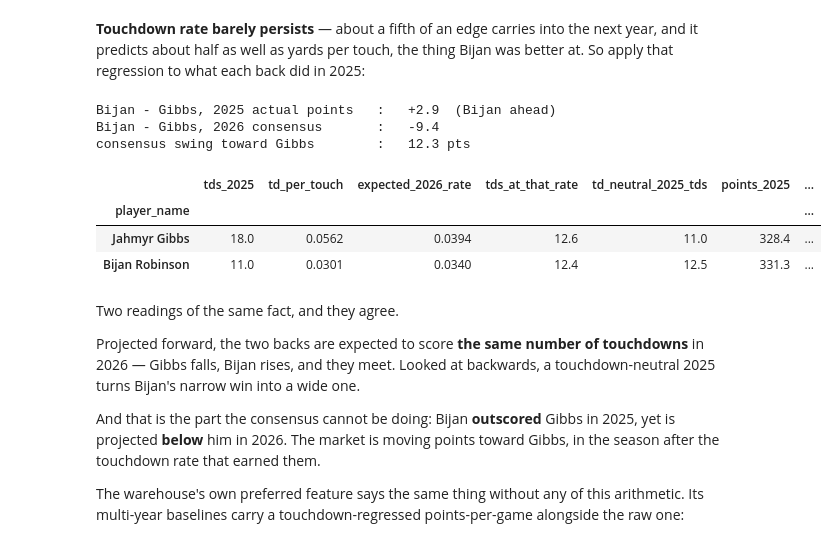
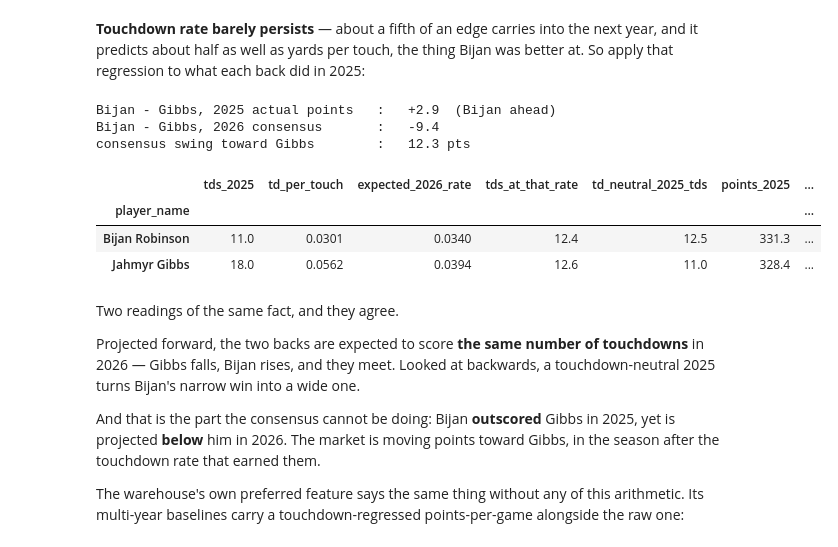
Before and after one commit to CommonFox/going-deep, a Jupyter notebook: notebooks/first_pick.ipynb, the cells around one changed output. Drawn from its saved outputs; the diff is of its cells as text; code cells hidden in the pictures.

```diff
--- a/notebooks/first_pick.ipynb
+++ b/notebooks/first_pick.ipynb
@@ -499,7 +499,7 @@ actual = q('''
     FROM weekly_stats
     WHERE season = 2025 AND season_type = 'REG'
       AND player_display_name IN ('Bijan Robinson', 'Jahmyr Gibbs')
-    GROUP BY 1
+    GROUP BY 1 ORDER BY 1
 ''').set_index("player_name")
 
 TD_POINTS = float(settings.rush_td_pts)
@@ -508,36 +508,37 @@ scored = q('''
     FROM points_over_replacement
     WHERE league_key = ? AND season = 2025
       AND player_name IN ('Bijan Robinson', 'Jahmyr Gibbs')
+    ORDER BY player_name
 ''', [LEAGUE]).set_index("player_name")
 
 regression = pd.DataFrame({
     "tds_2025": actual.tds,
     "td_per_touch": (actual.tds / actual.touches).round(4),
     "expected_2026_rate": (intercept + slope * actual.tds / actual.touches).round(4),
     "tds_at_that_rate": ((intercept + slope * actual.tds / actual.touches) * actual.touches).round(1),
     "td_neutral_2025_tds": (league_rate * actual.touches).round(1),
 })
 regression["points_2025"] = scored.points_2025
 regression["td_neutral_2025_points"] = (
     regression.points_2025 - (regression.tds_2025 - regression.td_neutral_2025_tds) * TD_POINTS
 ).round(1)
 
 # Which way is the consensus moving them, relative to what they actually did?
 actual_2025 = scored.points_2025["Bijan Robinson"] - scored.points_2025["Jahmyr Gibbs"]
 projected_2026 = projected["Bijan Robinson"] - projected["Jahmyr Gibbs"]
 print(f"Bijan - Gibbs, 2025 actual points   : {actual_2025:+6.1f}  (Bijan ahead)")
 print(f"Bijan - Gibbs, 2026 consensus       : {projected_2026:+6.1f}")
 print(f"consensus swing toward Gibbs        : {actual_2025 - projected_2026:6.1f} pts")
 print()
 regression
 # %% [output]
 Bijan - Gibbs, 2025 actual points   :   +2.9  (Bijan ahead)
 Bijan - Gibbs, 2026 consensus       :   -9.4
 consensus swing toward Gibbs        :   12.3 pts
 |  | tds_2025 | td_per_touch | expected_2026_rate | tds_at_that_rate | td_neutral_2025_tds | points_2025 | ... |
 | player_name |  |  |  |  |  |  | ... |
+| Bijan Robinson | 11.0 | 0.0301 | 0.0340 | 12.4 | 12.5 | 331.3 | ... |
 | Jahmyr Gibbs | 18.0 | 0.0562 | 0.0394 | 12.6 | 11.0 | 328.4 | ... |
-| Bijan Robinson | 11.0 | 0.0301 | 0.0340 | 12.4 | 12.5 | 331.3 | ... |
 # %% [markdown]
 Two readings of the same fact, and they agree.
 
```
Also changed, not shown: 3 other files.
